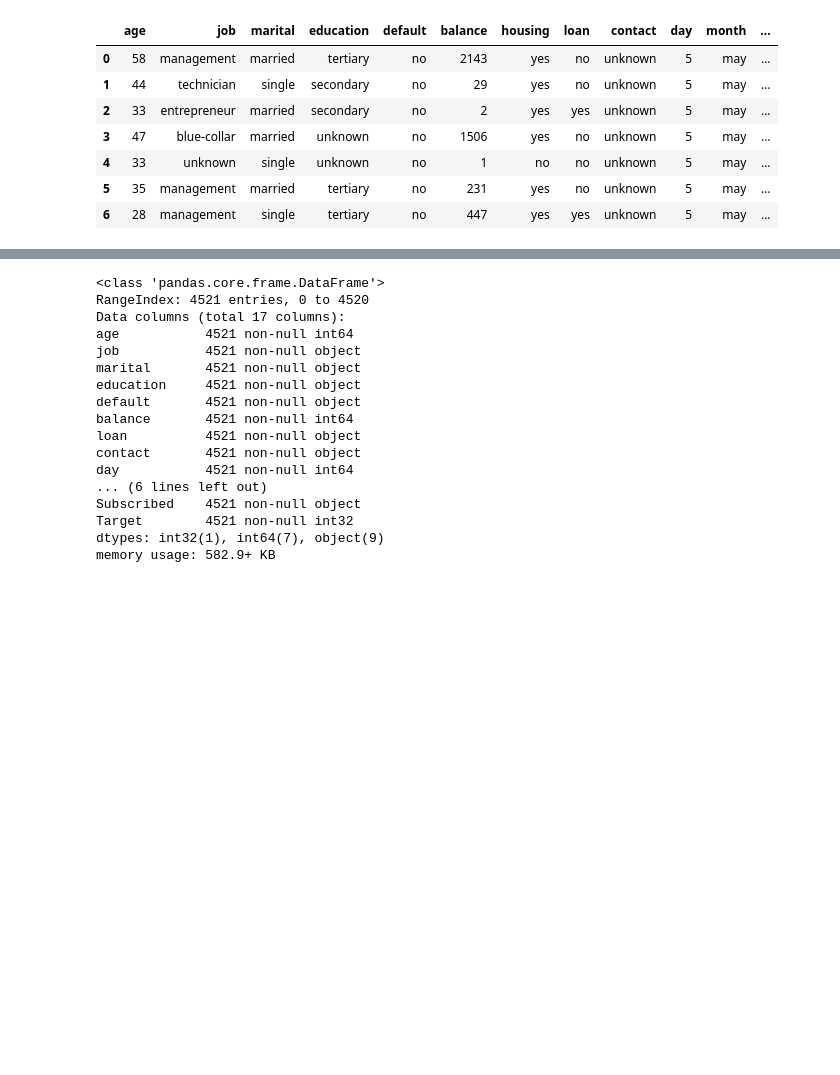
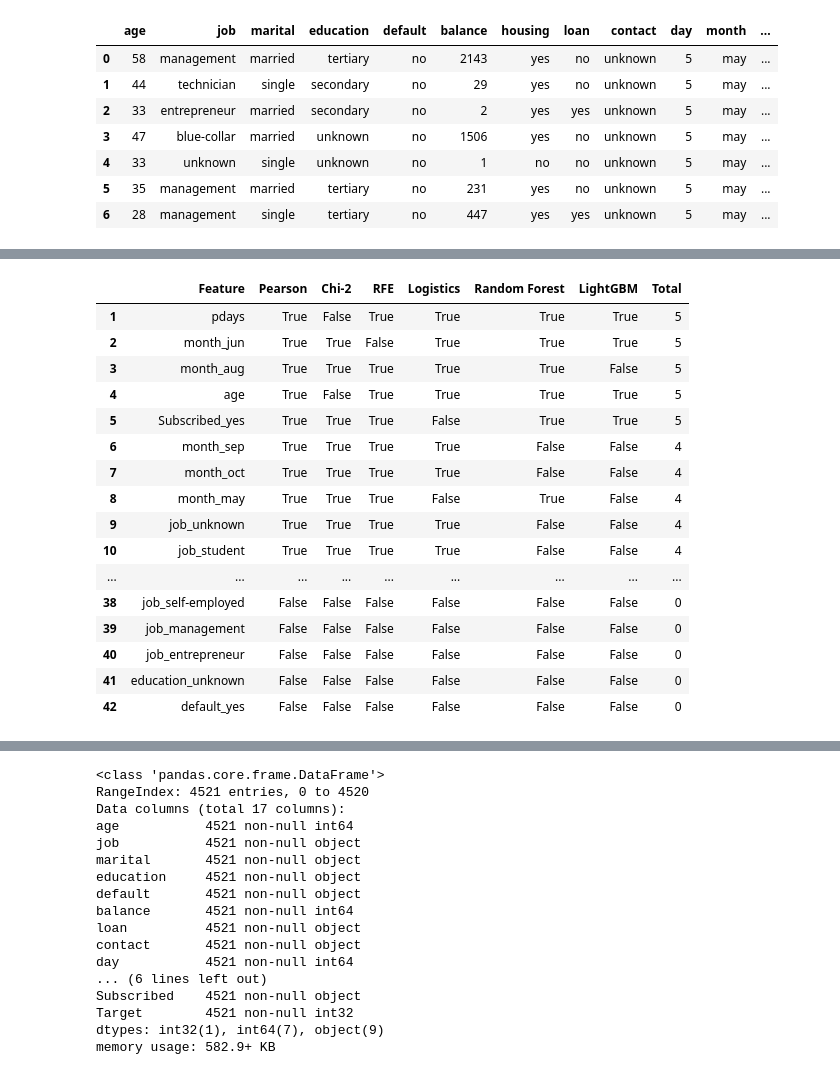
Before and after one commit to nhendersonkuns/awesomedataminers, a Jupyter notebook: Lab2_housing_models.ipynb, the cells around one changed output, grey strips where cells are left out. Saved outputs shown, nothing was run; the diff lists cells and outputs as text; code cells hidden in the pictures; blank space fills up the shorter version.

Commit message:
Lab2 Task2 Data prep

```diff
--- a/Lab2_housing_models.ipynb
+++ b/Lab2_housing_models.ipynb
@@ -109,0 +471,15 @@ print(categoricalVars)
+# %%
+## Random forest
+
+from sklearn.feature_selection import SelectFromModel
+from sklearn.ensemble import RandomForestClassifier
+
+embeded_rf_selector = SelectFromModel(RandomForestClassifier(n_estimators=100), threshold='1.25*median', max_features=42)
+embeded_rf_selector.fit(X_fs, y_fs)
+
+
+embeded_rf_support = embeded_rf_selector.get_support()
+embeded_rf_feature = X_fs.loc[:,embeded_rf_support].columns.tolist()
+print(str(len(embeded_rf_feature)), 'selected features')
+
+print(pd.DataFrame(embeded_rf_feature))
@@ -109,0 +506,17 @@ print(categoricalVars)
+# %%
+## LightGBM
+
+from sklearn.feature_selection import SelectFromModel
+from lightgbm import LGBMClassifier
+
+lgbc=LGBMClassifier(n_estimators=500, learning_rate=0.05, num_leaves=32, colsample_bytree=0.2,
+            reg_alpha=3, reg_lambda=1, min_split_gain=0.01, min_child_weight=40)
+
+embeded_lgb_selector = SelectFromModel(lgbc, threshold='1.25*median',max_features=18)
+embeded_lgb_selector.fit(X_fs, y_fs)
+
+embeded_lgb_support = embeded_lgb_selector.get_support()
+embeded_lgb_feature = X_fs.loc[:,embeded_lgb_support].columns.tolist()
+print(str(len(embeded_lgb_feature)), 'selected features')
+
+print(pd.DataFrame(embeded_lgb_feature))
@@ -109,0 +542,31 @@ print(categoricalVars)
+# %%
+## Summary
+
+pd.set_option('display.max_rows', None)
+# put all selection together
+feature_selection_df = pd.DataFrame({'Feature':feature_name, 'Pearson':cor_support, 'Chi-2':chi_support, 'RFE':rfe_support, 'Logistics':embeded_lr_support,
+                                    'Random Forest':embeded_rf_support, 'LightGBM':embeded_lgb_support})
+# count the selected times for each feature
+feature_selection_df['Total'] = np.sum(feature_selection_df, axis=1)
+# display the top 100
+feature_selection_df = feature_selection_df.sort_values(['Total','Feature'] , ascending=False)
+feature_selection_df.index = range(1, len(feature_selection_df)+1)
+feature_selection_df.head(42)
+# %% [output]
+|  | Feature | Pearson | Chi-2 | RFE | Logistics | Random Forest | LightGBM | Total |
+| 1 | pdays | True | False | True | True | True | True | 5 |
+| 2 | month_jun | True | True | False | True | True | True | 5 |
+| 3 | month_aug | True | True | True | True | True | False | 5 |
+| 4 | age | True | False | True | True | True | True | 5 |
+| 5 | Subscribed_yes | True | True | True | False | True | True | 5 |
+| 6 | month_sep | True | True | True | True | False | False | 4 |
+| 7 | month_oct | True | True | True | True | False | False | 4 |
+| 8 | month_may | True | True | True | False | True | False | 4 |
+| 9 | job_unknown | True | True | True | True | False | False | 4 |
+| 10 | job_student | True | True | True | True | False | False | 4 |
+| ... | ... | ... | ... | ... | ... | ... | ... | ... |
+| 38 | job_self-employed | False | False | False | False | False | False | 0 |
+| 39 | job_management | False | False | False | False | False | False | 0 |
+| 40 | job_entrepreneur | False | False | False | False | False | False | 0 |
+| 41 | education_unknown | False | False | False | False | False | False | 0 |
+| 42 | default_yes | False | False | False | False | False | False | 0 |
```
Also changed, not shown: parts of 46 cells of this notebook.
